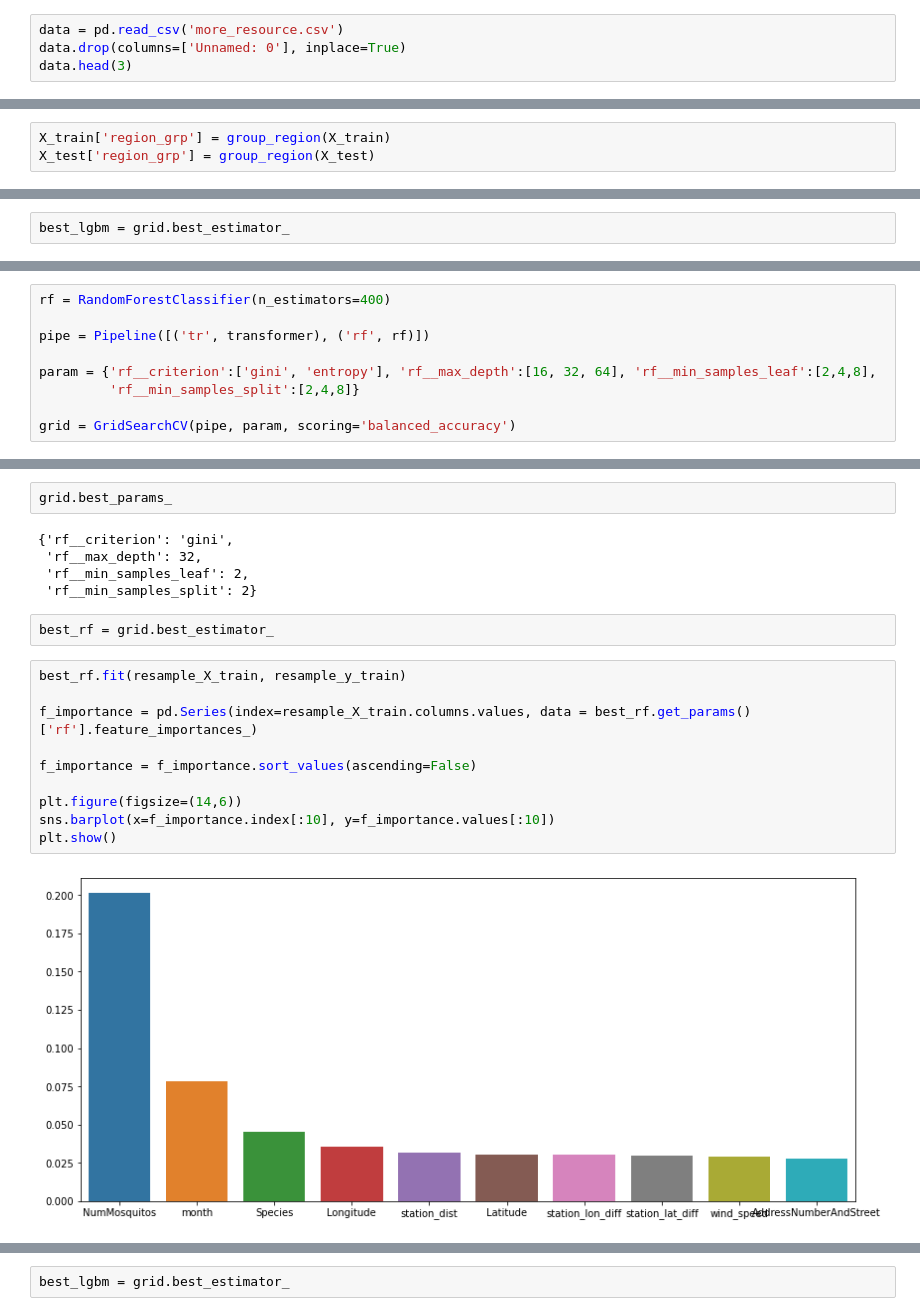
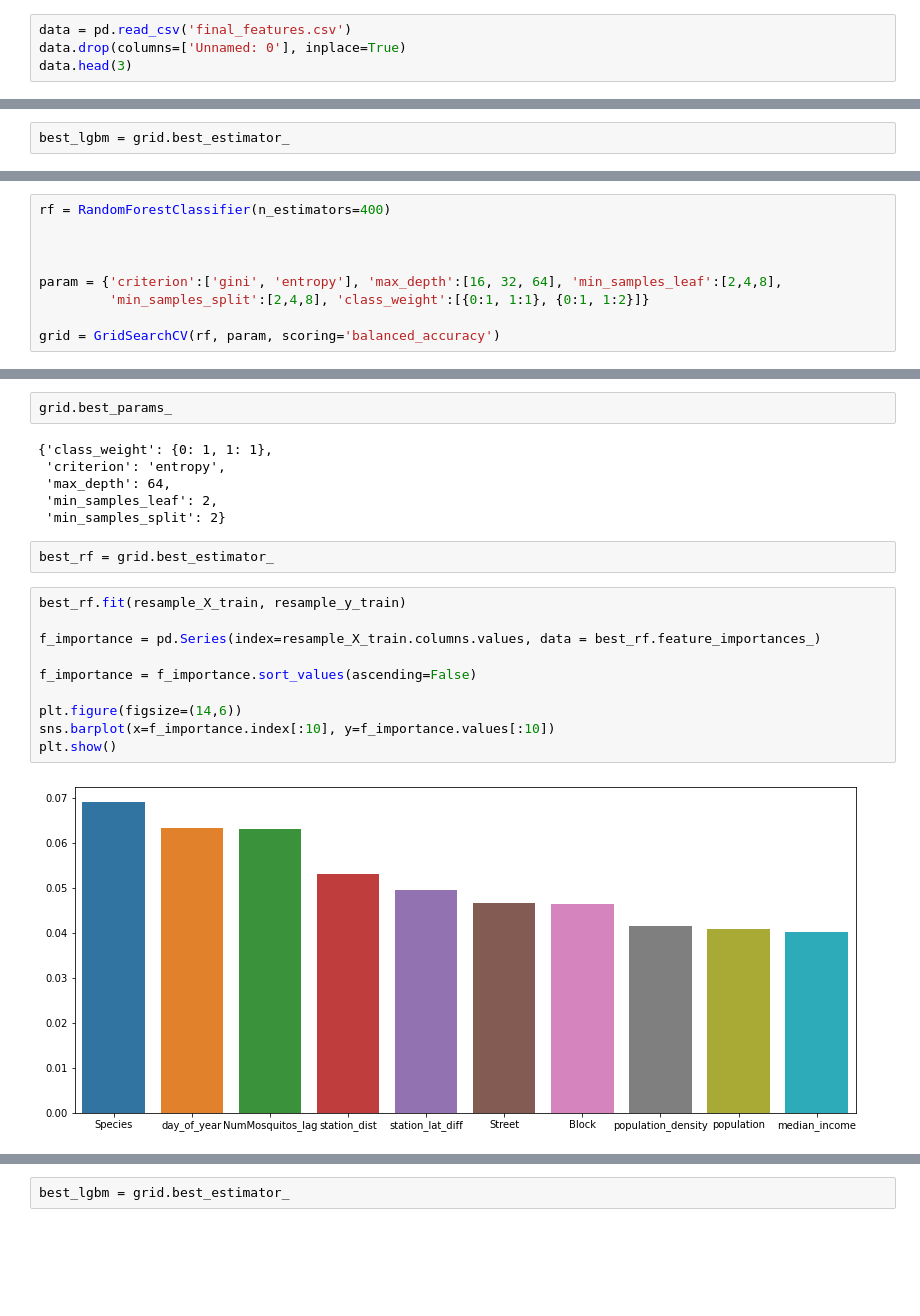
Before and after one commit to maoli-ds/2nd-capstone-project, a Jupyter notebook: modelling.ipynb, the cells around one changed output, grey strips where cells are left out. Cells and saved outputs as stored; diff of their text form; blank space fills up the shorter version.

```diff
--- a/modelling.ipynb
+++ b/modelling.ipynb
@@ -12,7 +12,7 @@ import plotly.express as px
 pd.set_option('display.max_columns', None)
 pd.set_option('display.max_rows', None)
 # %%
-data = pd.read_csv('more_resource.csv')
+data = pd.read_csv('final_features.csv')
 data.drop(columns=['Unnamed: 0'], inplace=True)
 data.head(3)
 # %% [output]
@@ -98,6 +56,3 @@ def group_region(df):
-# %%
-X_train['region_grp'] = group_region(X_train)
-X_test['region_grp'] = group_region(X_test)
 # %%
 X_train.head()
 # %% [output]
@@ -389,12 +297,12 @@ weighted avg       0.94      0.89      0.91      2102
 # %%
 rf = RandomForestClassifier(n_estimators=400)
 
-pipe = Pipeline([('tr', transformer), ('rf', rf)])
 
-param = {'rf__criterion':['gini', 'entropy'], 'rf__max_depth':[16, 32, 64], 'rf__min_samples_leaf':[2,4,8],
-         'rf__min_samples_split':[2,4,8]}
 
-grid = GridSearchCV(pipe, param, scoring='balanced_accuracy')
+param = {'criterion':['gini', 'entropy'], 'max_depth':[16, 32, 64], 'min_samples_leaf':[2,4,8],
+         'min_samples_split':[2,4,8], 'class_weight':[{0:1, 1:1}, {0:1, 1:2}]}
+
+grid = GridSearchCV(rf, param, scoring='balanced_accuracy')
 # %%
 grid.fit(resample_X_train, resample_y_train)
 # %% [output]
@@ -419,24 +316,25 @@ GridSearchCV(estimator=Pipeline(steps=[('tr',
 # %%
 grid.best_params_
 # %% [output]
-{'rf__criterion': 'gini',
- 'rf__max_depth': 32,
- 'rf__min_samples_leaf': 2,
- 'rf__min_samples_split': 2}
+{'class_weight': {0: 1, 1: 1},
+ 'criterion': 'entropy',
+ 'max_depth': 64,
+ 'min_samples_leaf': 2,
+ 'min_samples_split': 2}
 # %%
 best_rf = grid.best_estimator_
 # %%
 best_rf.fit(resample_X_train, resample_y_train)
 
-f_importance = pd.Series(index=resample_X_train.columns.values, data = best_rf.get_params()['rf'].feature_importances_)
+f_importance = pd.Series(index=resample_X_train.columns.values, data = best_rf.feature_importances_)
 
 f_importance = f_importance.sort_values(ascending=False)
 
 plt.figure(figsize=(14,6))
 sns.barplot(x=f_importance.index[:10], y=f_importance.values[:10])
 plt.show()
 # %% [output]
-[figure, old version]
+[figure, new version]
 # %%
 y_pred = best_rf.predict(X_test)
 
```
Also changed, not shown: parts of 65 cells of this notebook, 1 other file.
